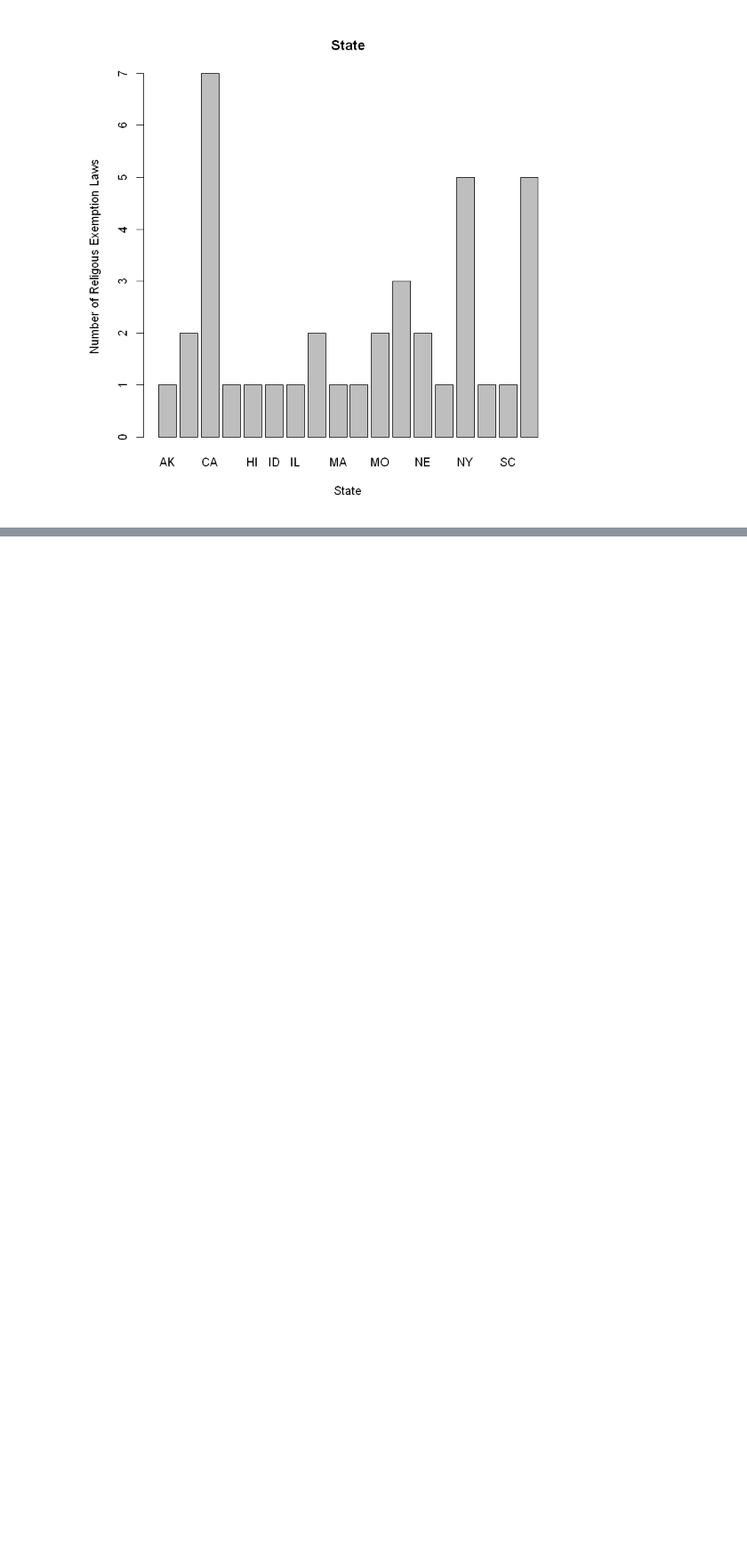
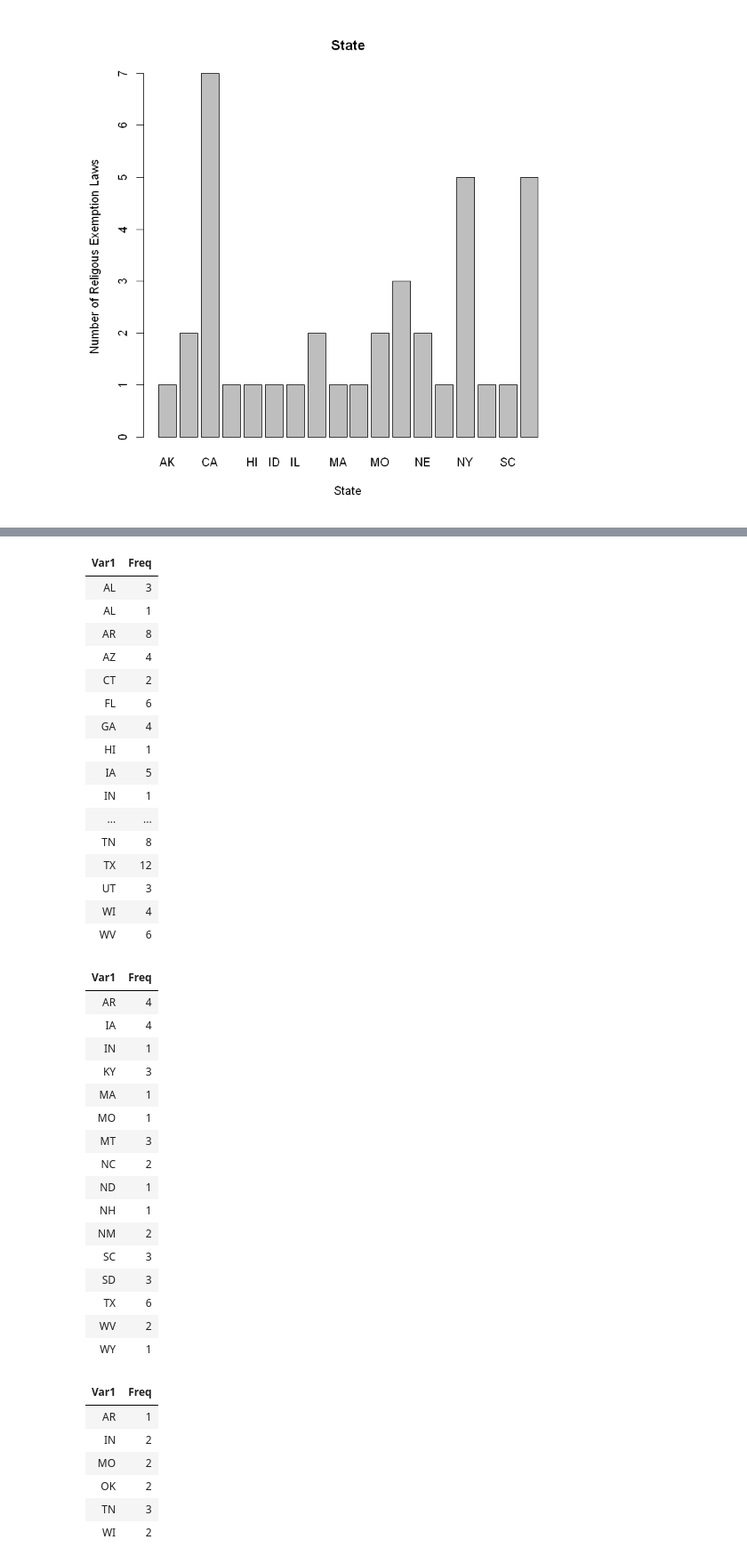
Before and after one commit to kelvinnn25/antilgbtqlegislationandcrimes, a Jupyter notebook: main.ipynb, the cells around one changed output, grey strips where cells are left out. Shown at 89% size. Drawn from its saved outputs; the diff is of its cells as text; code cells hidden in the pictures; blank space fills up the shorter version.

```diff
--- a/main.ipynb
+++ b/main.ipynb
@@ -152,0 +251,52 @@ barplot(counts, main='State', xlab = 'State', ylab='Number of Pro Lgbtq Laws')
+# %%
+antiLgbtqFreq<- data.frame(table(antiLgbtq$State))
+religiousExemptionFreq <- data.frame(table(religiousExemption$State))
+preemptingProtectionFreq <-data.frame(table(preemptingProtection$State))
+lgtbqEqualityFreq <-data.frame(table(lgbtqEquality$State))
+# %%
+antiLgbtqFreq
+religiousExemptionFreq
+preemptingProtectionFreq
+lgtbqEqualityFreq
+# %% [output]
+| Var1 | Freq |
+| AL | 3 |
+| AL | 1 |
+| AR | 8 |
+| AZ | 4 |
+| CT | 2 |
+| FL | 6 |
+| GA | 4 |
+| HI | 1 |
+| IA | 5 |
+| IN | 1 |
+| ... | ... |
+| TN | 8 |
+| TX | 12 |
+| UT | 3 |
+| WI | 4 |
+| WV | 6 |
+| Var1 | Freq |
+| AR | 4 |
+| IA | 4 |
+| IN | 1 |
+| KY | 3 |
+| MA | 1 |
+| MO | 1 |
+| MT | 3 |
+| NC | 2 |
+| ND | 1 |
+| NH | 1 |
+| NM | 2 |
+| SC | 3 |
+| SD | 3 |
+| TX | 6 |
+| WV | 2 |
+| WY | 1 |
+| Var1 | Freq |
+| AR | 1 |
+| IN | 2 |
+| MO | 2 |
+| OK | 2 |
+| TN | 3 |
+| WI | 2 |
```
Also changed, not shown: parts of 16 cells of this notebook, 2 other files.
